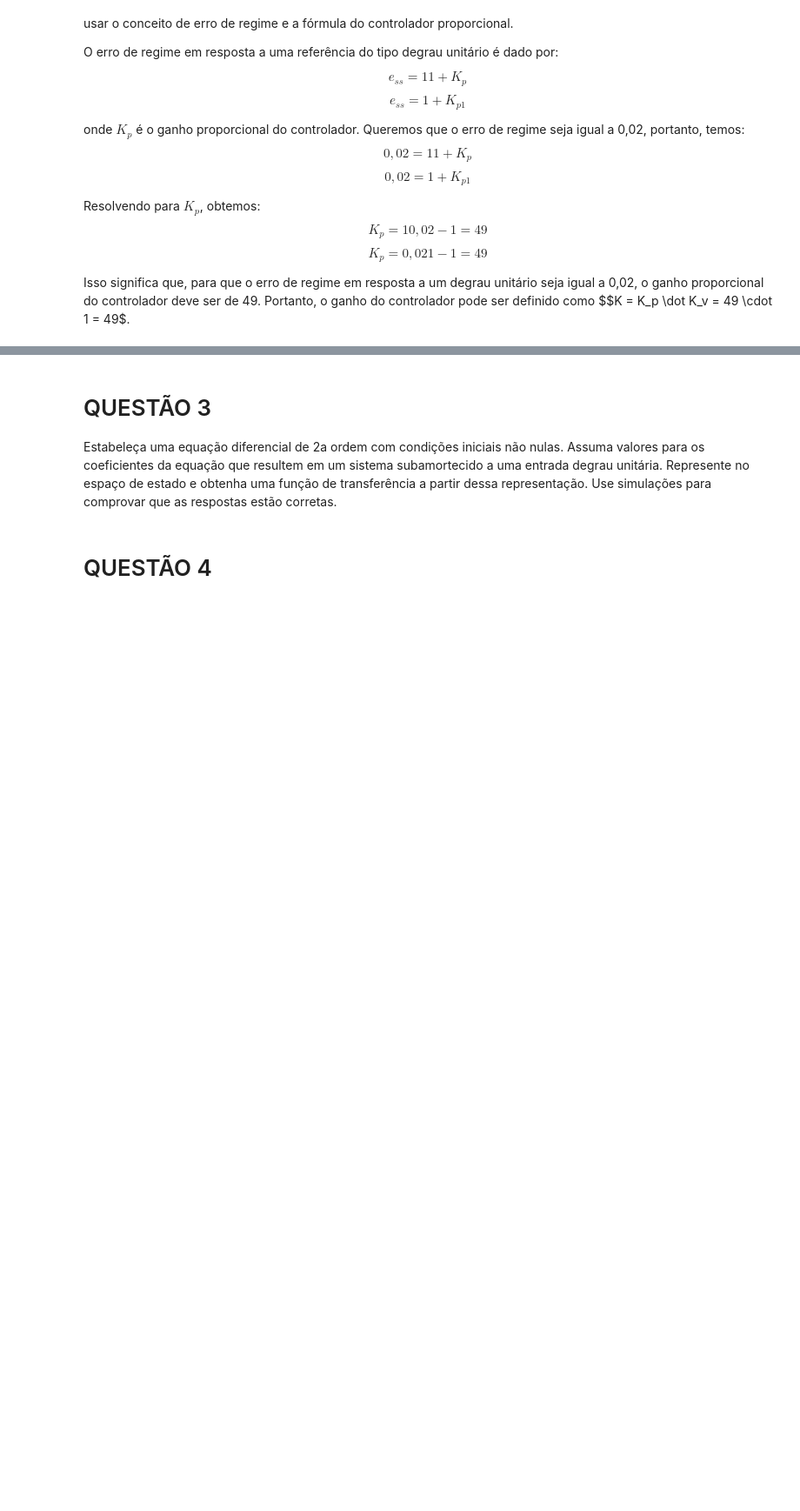
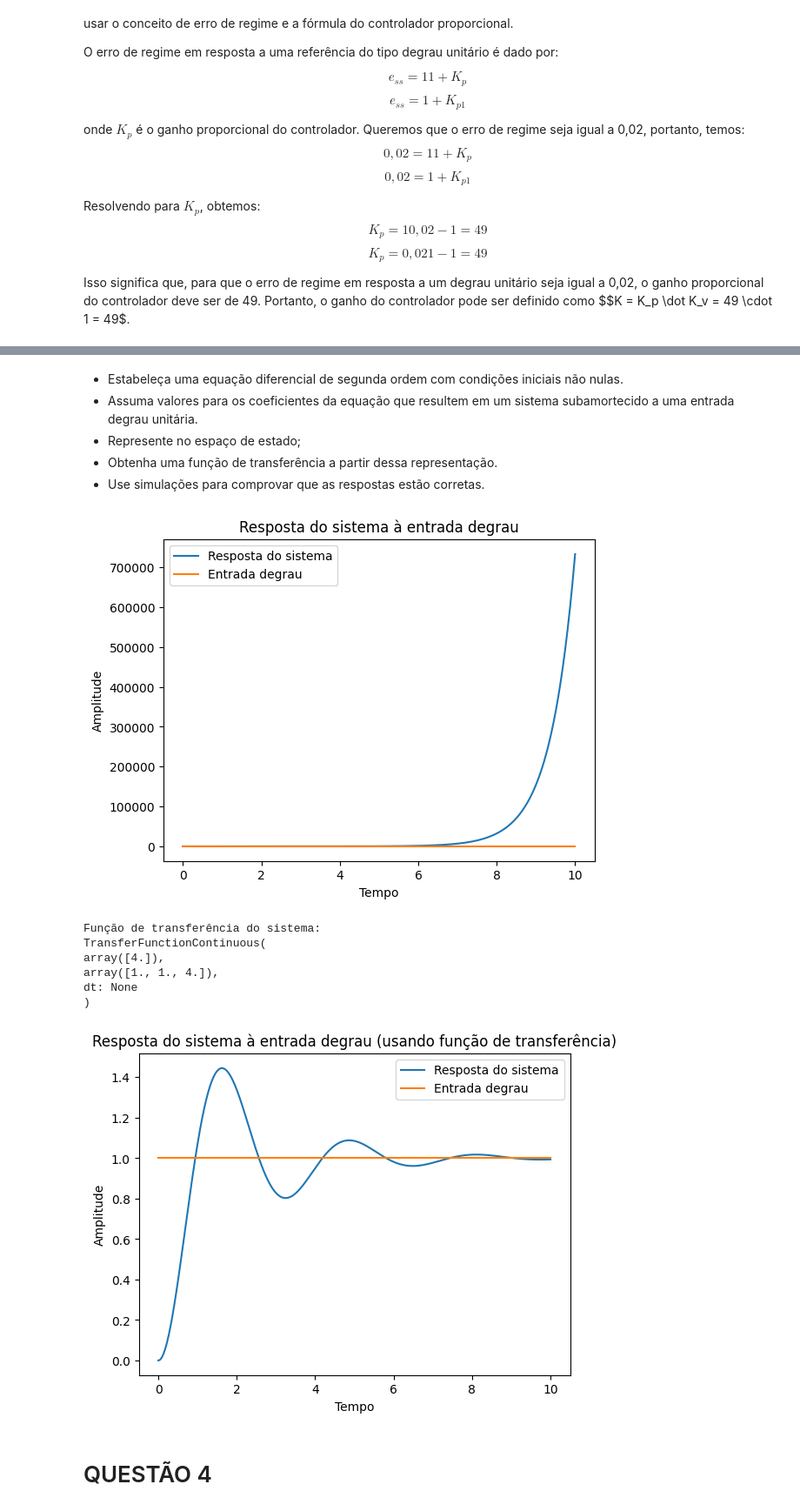
Before and after one commit to Batchuka/EoC-controle-automatico-IFES, a Jupyter notebook: provas/P1.ipynb, the cells around one changed output, grey strips where cells are left out. Shown at 87% size. Cells and saved outputs as stored; diff of their text form; code cells hidden in the pictures; blank space fills up the shorter version.

```diff
--- a/provas/P1.ipynb
+++ b/provas/P1.ipynb
@@ -51,7 +54,70 @@ Isso significa que, para que o erro de regime em resposta a um degrau unitário
 # %% [markdown]
-# QUESTÃO 3
-
-Estabeleça uma equação diferencial de 2a ordem com condições iniciais não nulas. Assuma valores para os coeficientes da equação que resultem em um sistema subamortecido a uma entrada degrau unitária. Represente no espaço de estado e obtenha uma função de transferência a partir dessa representação. Use simulações para comprovar que as respostas estão corretas.
+- Estabeleça uma equação diferencial de segunda ordem com condições iniciais não nulas.
+- Assuma valores para os coeficientes da equação que resultem em um sistema subamortecido a uma entrada degrau unitária.
+- Represente no espaço de estado;
+- Obtenha uma função de transferência a partir dessa representação.
+- Use simulações para comprovar que as respostas estão corretas.
+# %%
+import numpy as np
+from scipy.integrate import solve_ivp
+from scipy.signal import TransferFunction, step
+import matplotlib.pyplot as plt
+
+# Define os valores dos parâmetros
+m = 1
+b = 1
+k = 4
+wn = np.sqrt(k/m)
+zeta = b/(2*m*wn)
+
+# Define a função que representa a equação diferencial
+def eq_diferencial(t, Y):
+    y, y_dot = Y
+    dydt = [y_dot, (k*y - b*y_dot)/m]
+    return dydt
+
+# Define as condições iniciais
+y0 = [0, 0.5]
+
+# Resolve a equação diferencial
+sol = solve_ivp(eq_diferencial, [0, 10], y0, t_eval=np.linspace(0, 10, 1000))
+
+# Plota a resposta do sistema
+fig, ax = plt.subplots()
+ax.plot(sol.t, sol.y[0], label='Resposta do sistema')
+ax.plot(sol.t, np.ones_like(sol.t), label='Entrada degrau')
+ax.legend()
+ax.set_xlabel('Tempo')
+ax.set_ylabel('Amplitude')
+ax.set_title('Resposta do sistema à entrada degrau')
+plt.show()
+
+# Obtém a função de transferência do sistema
+num = [k]
+den = [m, b, k]
+sys = TransferFunction(num, den)
+print('Função de transferência do sistema:')
+print(sys)
+
+# Plota a resposta do sistema usando a função de transferência
+fig, ax = plt.subplots()
+t, y = step(sys, T=np.linspace(0, 10, 1000))
+ax.plot(t, y, label='Resposta do sistema')
+ax.plot(t, np.ones_like(t), label='Entrada degrau')
+ax.legend()
+ax.set_xlabel('Tempo')
+ax.set_ylabel('Amplitude')
+ax.set_title('Resposta do sistema à entrada degrau (usando função de transferência)')
+plt.show()
+# %% [output]
+[figure, added]
+Função de transferência do sistema:
+TransferFunctionContinuous(
+array([4.]),
+array([1., 1., 4.]),
+dt: None
+)
+[figure, added]
 # %% [markdown]
 # QUESTÃO 4
 # %% [markdown]
```
Also changed, not shown: parts of 24 cells of this notebook, 2 other files.
